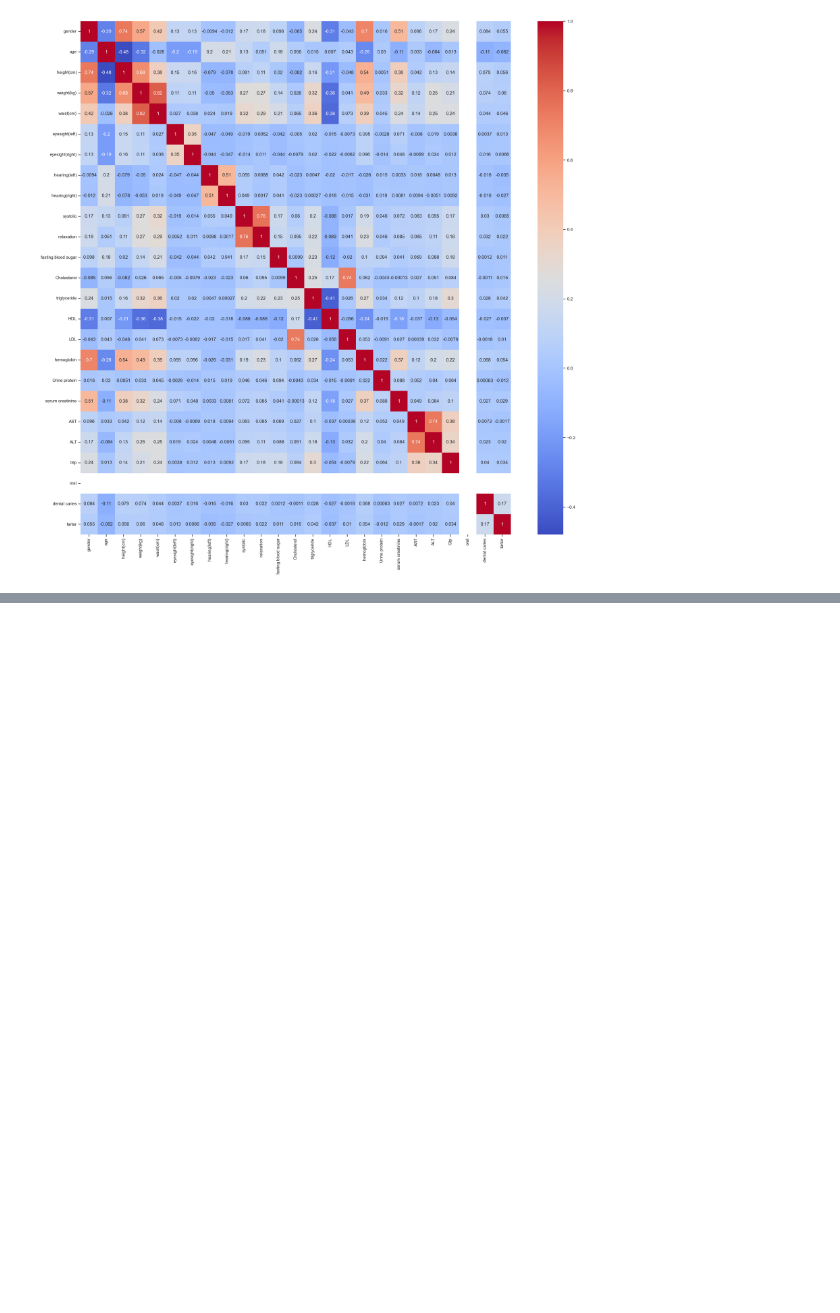
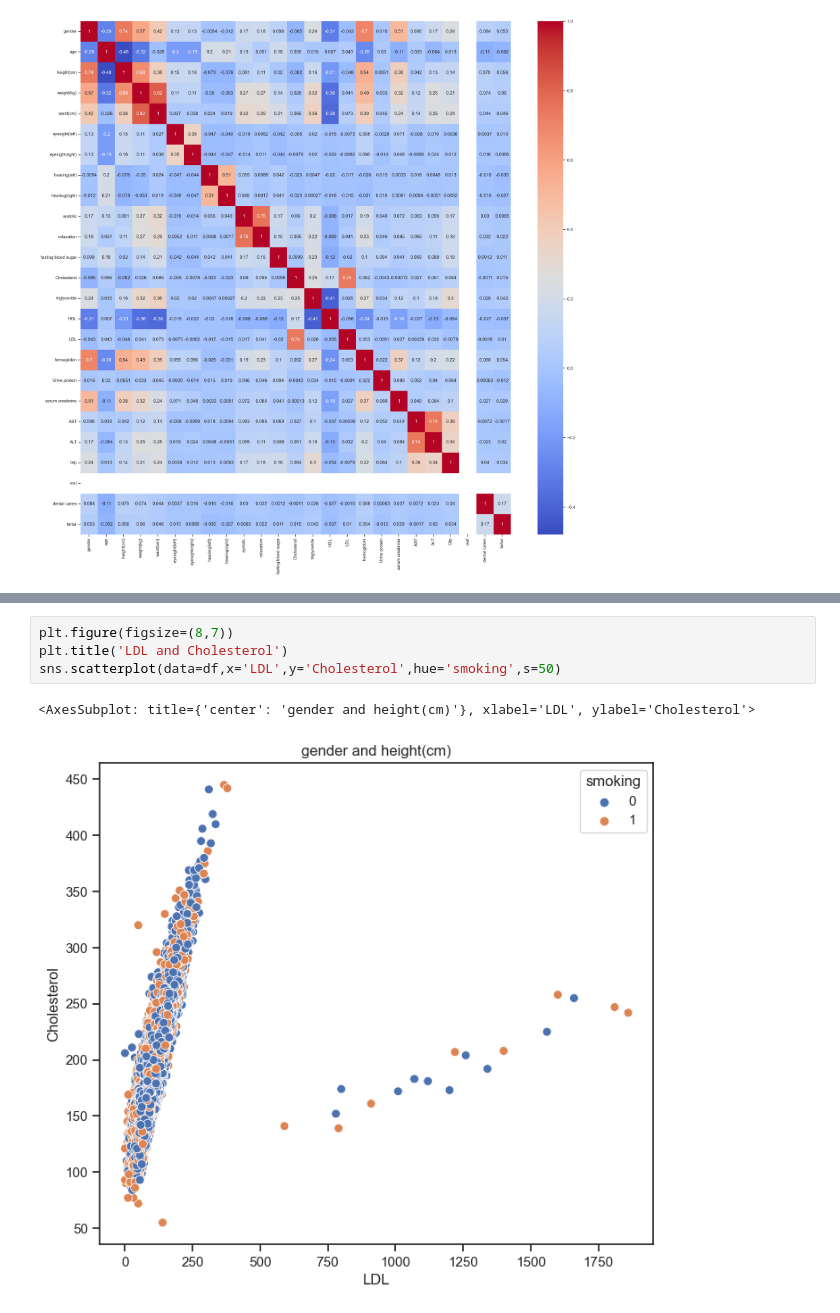
Before and after one commit to masanbasa3k/Machine_Learning, a Jupyter notebook: Smoking_dataset_EDA_Classificaion.ipynb, the cells around one changed output, grey strips where cells are left out. Saved outputs shown, nothing was run; the diff lists cells and outputs as text; blank space fills up the shorter version.

```diff
--- a/Smoking_dataset_EDA_Classificaion.ipynb
+++ b/Smoking_dataset_EDA_Classificaion.ipynb
@@ -154,0 +162,7 @@ plt.plot()
+# %%
+plt.figure(figsize=(8,7))
+plt.title('LDL and Cholesterol')
+sns.scatterplot(data=df,x='LDL',y='Cholesterol',hue='smoking',s=50)
+# %% [output]
+<AxesSubplot: title={'center': 'gender and height(cm)'}, xlabel='LDL', ylabel='Cholesterol'>
+[figure, added]
```
Also changed, not shown: parts of 34 cells of this notebook.
